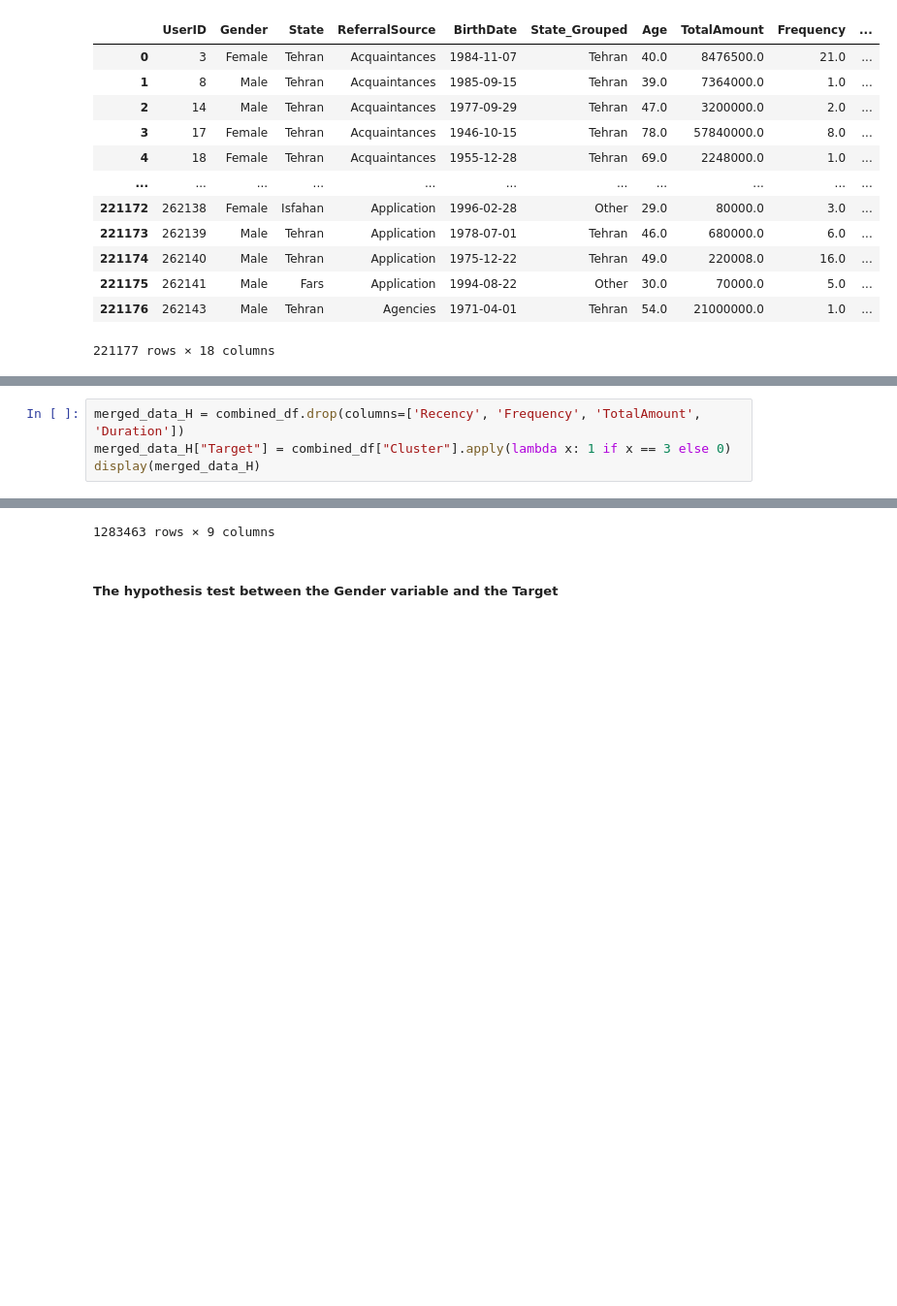
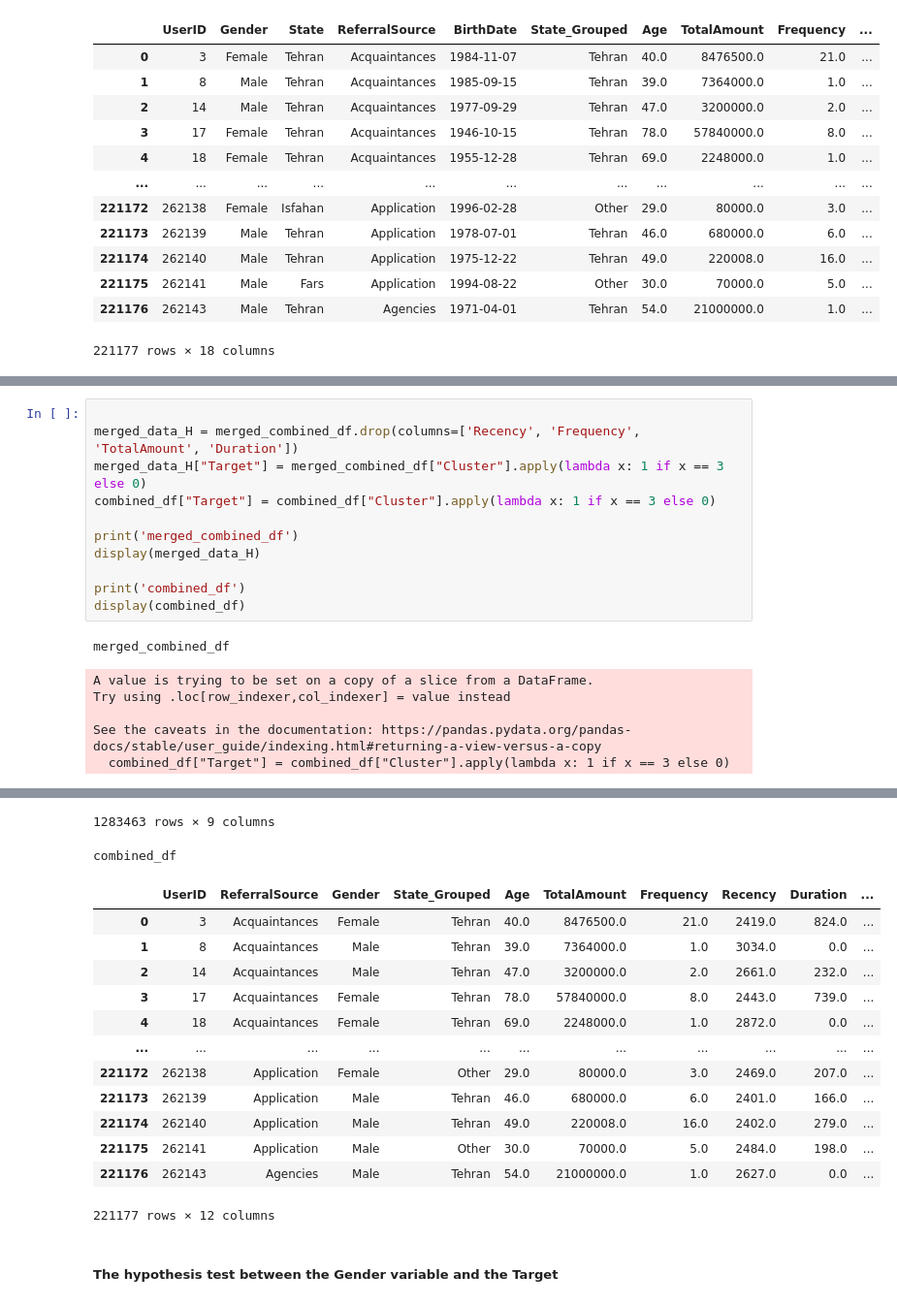
Before and after one commit to minhnguyenquang1709/gp-datamining, a Jupyter notebook: clustering.ipynb, the cells around one changed output, grey strips where cells are left out. Shown: that part at 97% size. Saved outputs shown, nothing was run; the diff lists cells and outputs as text; blank space fills up the shorter version.

```diff
--- a/clustering.ipynb
+++ b/clustering.ipynb
@@ -501,21 +490,48 @@ After merge:
 # %%
-merged_data_H = combined_df.drop(columns=['Recency', 'Frequency', 'TotalAmount', 'Duration'])
-merged_data_H["Target"] = combined_df["Cluster"].apply(lambda x: 1 if x == 3 else 0)
+
+merged_data_H = merged_combined_df.drop(columns=['Recency', 'Frequency', 'TotalAmount', 'Duration'])
+merged_data_H["Target"] = merged_combined_df["Cluster"].apply(lambda x: 1 if x == 3 else 0)
+combined_df["Target"] = combined_df["Cluster"].apply(lambda x: 1 if x == 3 else 0)
+
+print('merged_combined_df')
 display(merged_data_H)
+
+print('combined_df')
+display(combined_df)
 # %% [output]
+merged_combined_df
+A value is trying to be set on a copy of a slice from a DataFrame.
+Try using .loc[row_indexer,col_indexer] = value instead
+
+See the caveats in the documentation: https://pandas.pydata.org/pandas-docs/stable/user_guide/indexing.html#returning-a-view-versus-a-copy
+  combined_df["Target"] = combined_df["Cluster"].apply(lambda x: 1 if x == 3 else 0)
 |  | UserID | ReferralSource | Gender | State_Grouped | Age | Customer_Profile | Cluster | SupportType | ... |
 | 0 | 3 | Acquaintances | Female | Tehran | 40.0 | High-Value Loyal Donor | 2.0 | Household Fund | ... |
 | 1 | 3 | Acquaintances | Female | Tehran | 40.0 | High-Value Loyal Donor | 2.0 | Household Fund | ... |
 | 2 | 3 | Acquaintances | Female | Tehran | 40.0 | High-Value Loyal Donor | 2.0 | Membership Fee | ... |
 | 3 | 3 | Acquaintances | Female | Tehran | 40.0 | High-Value Loyal Donor | 2.0 | Membership Fee | ... |
 | 4 | 3 | Acquaintances | Female | Tehran | 40.0 | High-Value Loyal Donor | 2.0 | Household Fund | ... |
 | ... | ... | ... | ... | ... | ... | ... | ... | ... | ... |
 | 1283458 | 262141 | Application | Male | Other | 30.0 | Occasional Small Donor | 0.0 | Membership Fee | ... |
 | 1283459 | 262141 | Application | Male | Other | 30.0 | Occasional Small Donor | 0.0 | Membership Fee | ... |
 | 1283460 | 262141 | Application | Male | Other | 30.0 | Occasional Small Donor | 0.0 | Membership Fee | ... |
 | 1283461 | 262141 | Application | Male | Other | 30.0 | Occasional Small Donor | 0.0 | Membership Fee | ... |
 | 1283462 | 262143 | Agencies | Male | Tehran | 54.0 | Occasional Small Donor | 3.0 | Financial Aid | ... |
-1283463 rows × 9 columns
+1283463 rows × 9 columns
+combined_df
+|  | UserID | ReferralSource | Gender | State_Grouped | Age | TotalAmount | Frequency | Recency | Duration | ... |
+| 0 | 3 | Acquaintances | Female | Tehran | 40.0 | 8476500.0 | 21.0 | 2419.0 | 824.0 | ... |
+| 1 | 8 | Acquaintances | Male | Tehran | 39.0 | 7364000.0 | 1.0 | 3034.0 | 0.0 | ... |
+| 2 | 14 | Acquaintances | Male | Tehran | 47.0 | 3200000.0 | 2.0 | 2661.0 | 232.0 | ... |
+| 3 | 17 | Acquaintances | Female | Tehran | 78.0 | 57840000.0 | 8.0 | 2443.0 | 739.0 | ... |
+| 4 | 18 | Acquaintances | Female | Tehran | 69.0 | 2248000.0 | 1.0 | 2872.0 | 0.0 | ... |
+| ... | ... | ... | ... | ... | ... | ... | ... | ... | ... | ... |
+| 221172 | 262138 | Application | Female | Other | 29.0 | 80000.0 | 3.0 | 2469.0 | 207.0 | ... |
+| 221173 | 262139 | Application | Male | Tehran | 46.0 | 680000.0 | 6.0 | 2401.0 | 166.0 | ... |
+| 221174 | 262140 | Application | Male | Tehran | 49.0 | 220008.0 | 16.0 | 2402.0 | 279.0 | ... |
+| 221175 | 262141 | Application | Male | Other | 30.0 | 70000.0 | 5.0 | 2484.0 | 198.0 | ... |
+| 221176 | 262143 | Agencies | Male | Tehran | 54.0 | 21000000.0 | 1.0 | 2627.0 | 0.0 | ... |
+221177 rows × 12 columns
 # %% [markdown]
 ##### The hypothesis test between the Gender variable and the Target
 # %%
```
Also changed, not shown: parts of 18 cells of this notebook.
